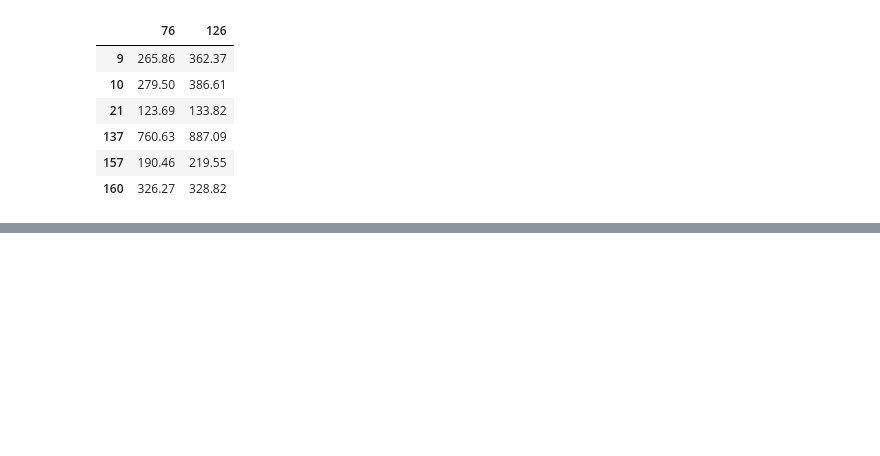
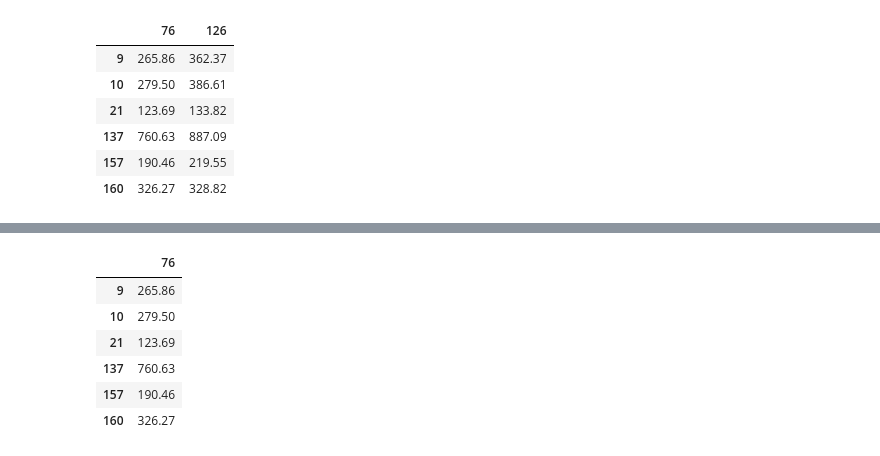
Before and after one commit to adomakor412/MSNT_Thesis_ML_CE, a Jupyter notebook: dfexp_prediction.ipynb, the cells around one changed output, grey strips where cells are left out. Saved outputs shown, nothing was run; the diff lists cells and outputs as text; code cells hidden in the pictures; blank space fills up the shorter version.

```diff
--- a/dfexp_prediction.ipynb
+++ b/dfexp_prediction.ipynb
@@ -2029,0 +1418,3 @@ df_ACI_311[['76','126']]
+# %%
+df_Failed = dfexp[dfexp['76'] <dfexp['126']]
+df_Failed
@@ -2029,0 +1430,11 @@ df_ACI_311[['76','126']]
+# %%
+df_Failed_F = pd.DataFrame(df_Failed['76'], index = df_Failed['76'].index)
+df_Failed_F
+# %% [output]
+|  | 76 |
+| 9 | 265.86 |
+| 10 | 279.50 |
+| 21 | 123.69 |
+| 137 | 760.63 |
+| 157 | 190.46 |
+| 160 | 326.27 |
```
Also changed, not shown: parts of 123 cells of this notebook.
